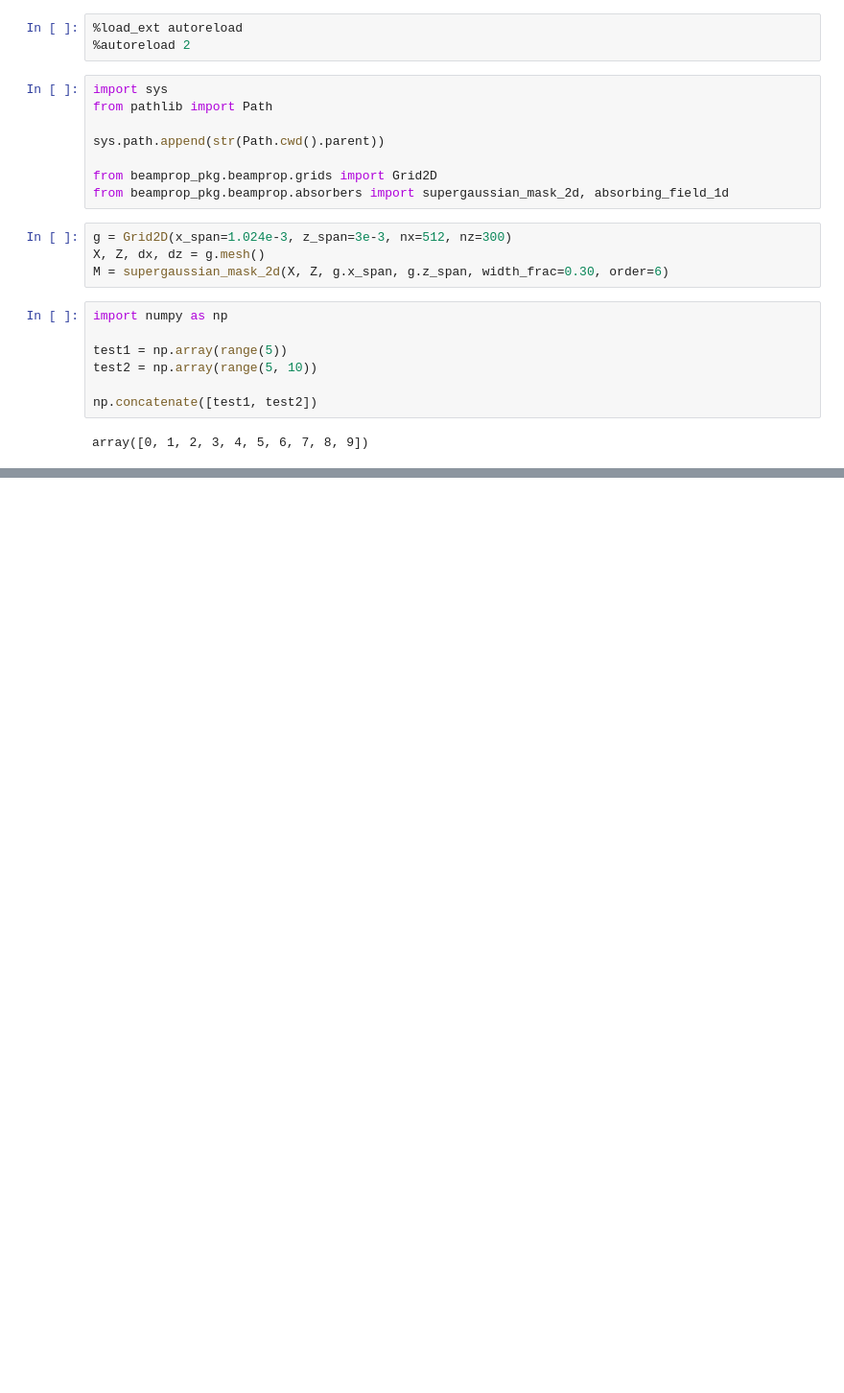
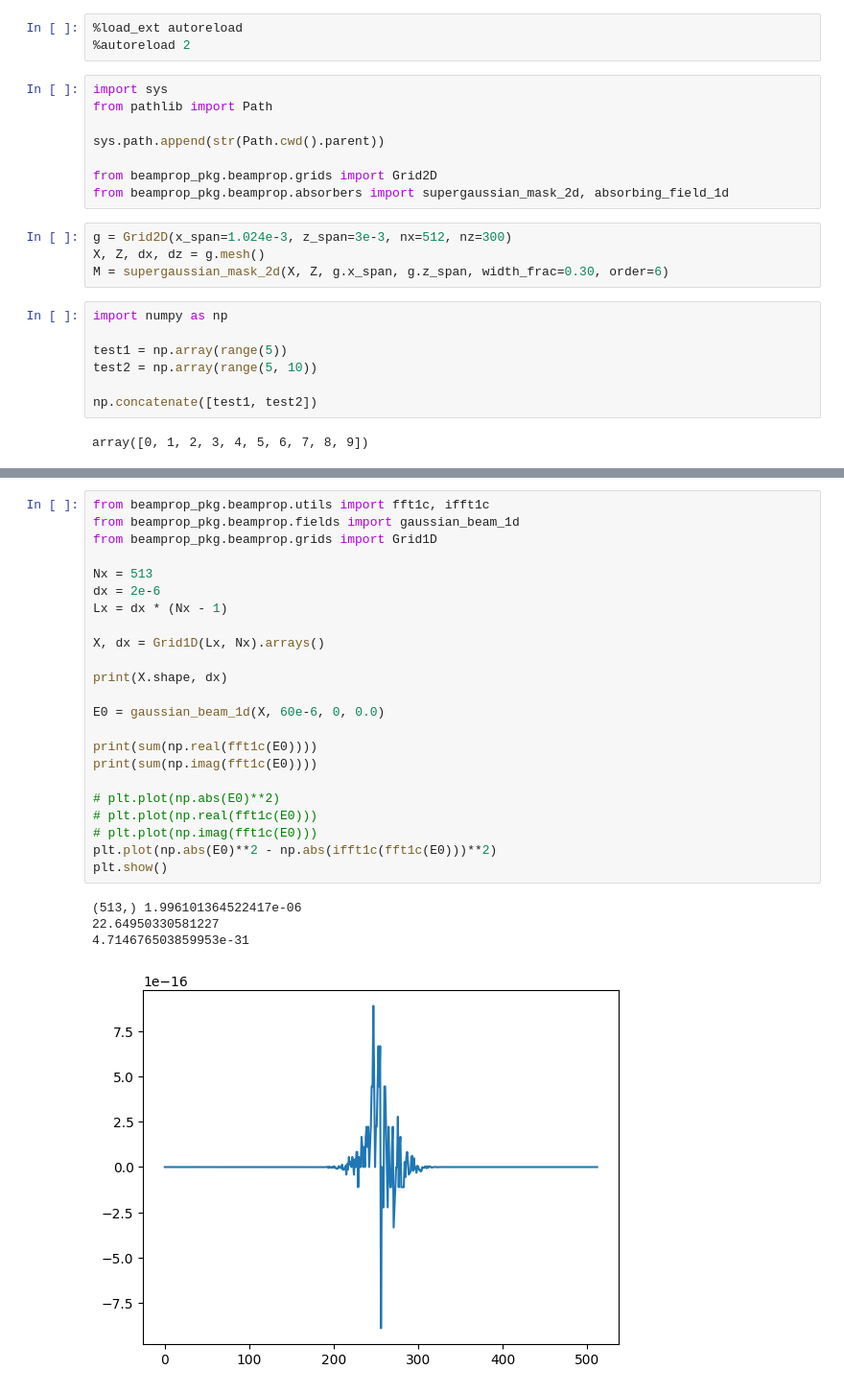
Before and after one commit to brooks-christensen/beam-propagation, a Jupyter notebook: notebooks/scratch.ipynb, the cells around one changed output, grey strips where cells are left out. Shown at 96% size. Saved outputs shown, nothing was run; the diff lists cells and outputs as text; blank space fills up the shorter version.

```diff
--- a/notebooks/scratch.ipynb
+++ b/notebooks/scratch.ipynb
@@ -36,0 +43,28 @@ plt.show()
+# %%
+from beamprop_pkg.beamprop.utils import fft1c, ifft1c
+from beamprop_pkg.beamprop.fields import gaussian_beam_1d
+from beamprop_pkg.beamprop.grids import Grid1D
+
+Nx = 513
+dx = 2e-6
+Lx = dx * (Nx - 1)
+
+X, dx = Grid1D(Lx, Nx).arrays()
+
+print(X.shape, dx)
+
+E0 = gaussian_beam_1d(X, 60e-6, 0, 0.0)
+
+print(sum(np.real(fft1c(E0))))
+print(sum(np.imag(fft1c(E0))))
+
+# plt.plot(np.abs(E0)**2)
+# plt.plot(np.real(fft1c(E0)))
+# plt.plot(np.imag(fft1c(E0)))
+plt.plot(np.abs(E0)**2 - np.abs(ifft1c(fft1c(E0)))**2)
+plt.show()
+# %% [output]
+(513,) 1.996101364522417e-06
+22.64950330581227
+4.714676503859953e-31
+[figure, added]
```
Also changed, not shown: parts of 2 cells of this notebook, 8 other files.
